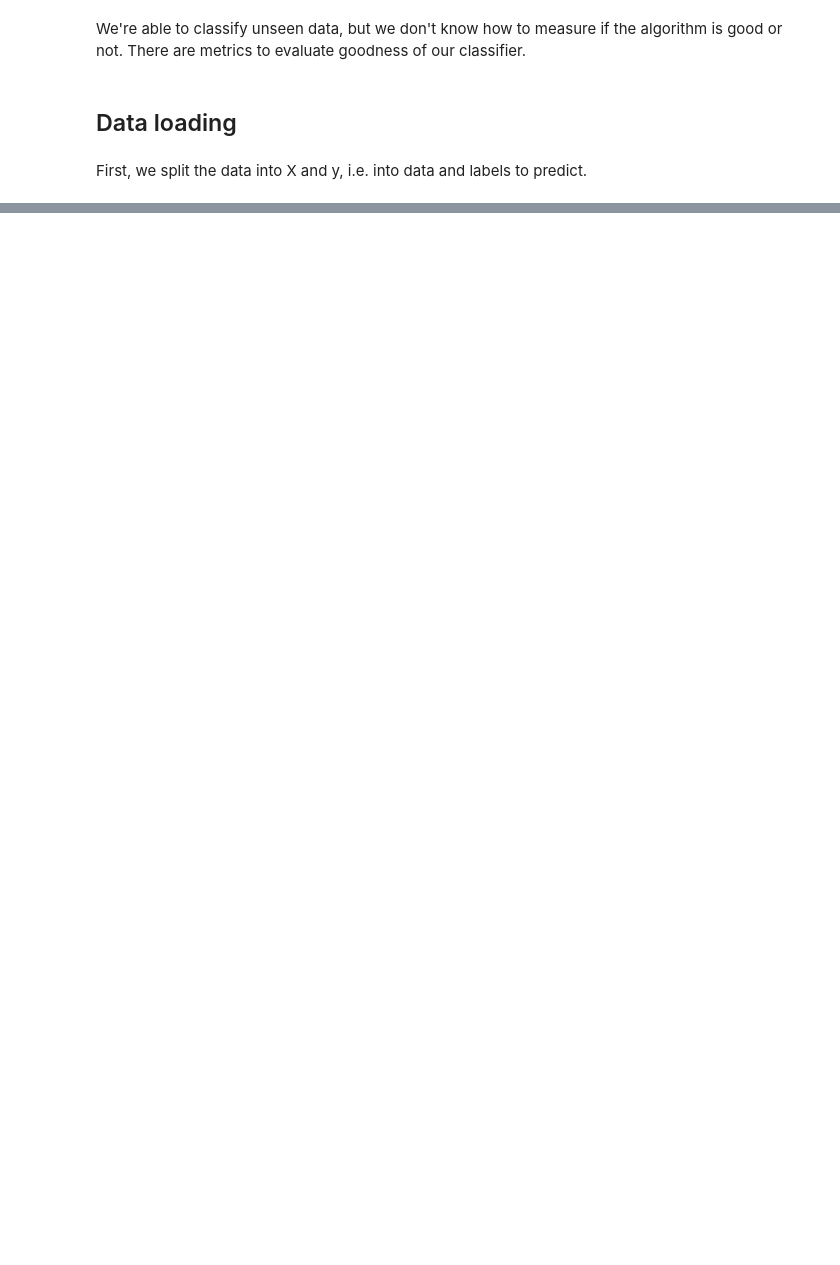
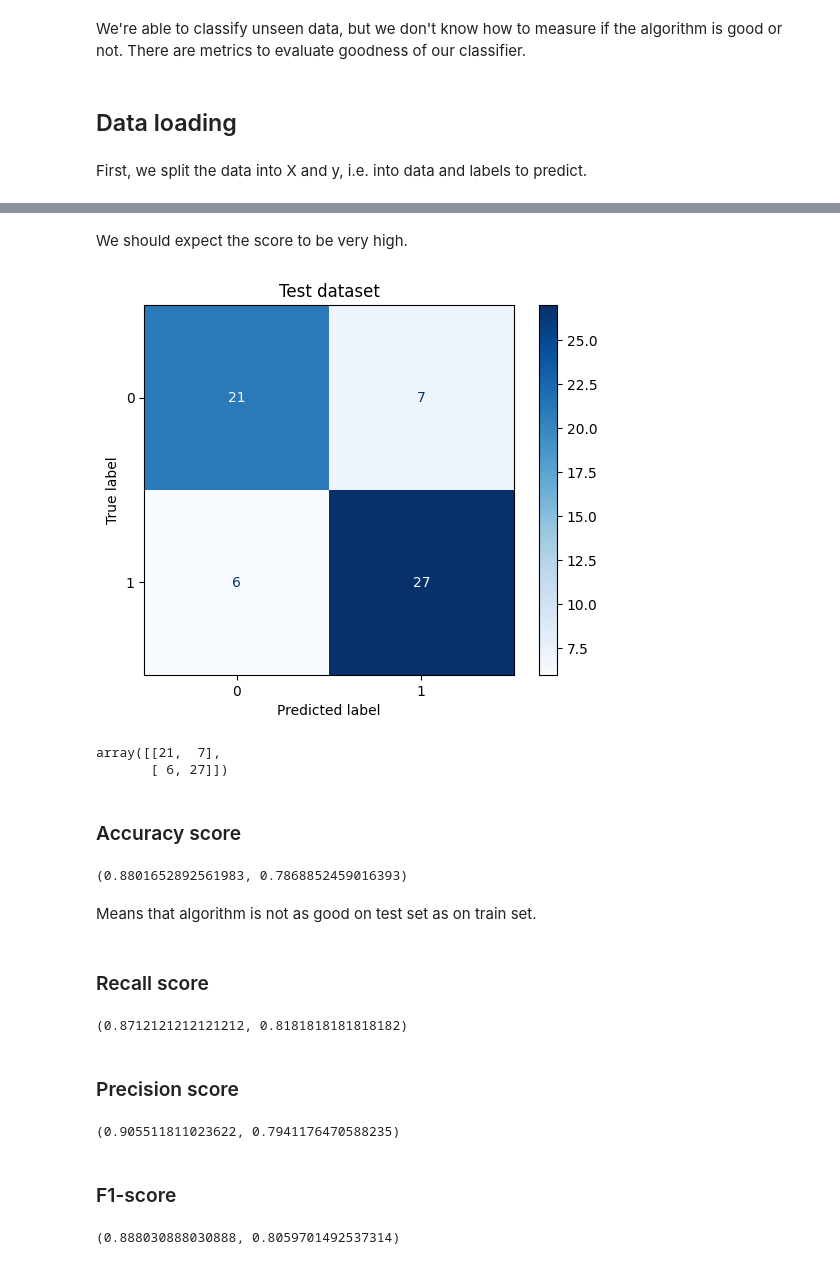
Before and after one commit to SandytheTraveller/Machine-Learning-Course, a Jupyter notebook: lecture_4_performance_for_classification.ipynb, the cells around one changed output, grey strips where cells are left out. Saved outputs shown, nothing was run; the diff lists cells and outputs as text; code cells hidden in the pictures; blank space fills up the shorter version.

```diff
--- a/lecture_4_performance_for_classification.ipynb
+++ b/lecture_4_performance_for_classification.ipynb
@@ -43,0 +90,39 @@ X = heart_ct.fit_transform(heart)
+# %% [markdown]
+We should expect the score to be very high.
+# %%
+conf_matrix = confusion_matrix(y_test, y_test_predicted)
+ConfusionMatrixDisplay.from_predictions(y_test, y_test_predicted, cmap=plt.cm.Blues)
+plt.title('Test dataset')
+plt.show()
+
+conf_matrix
+# %% [output]
+[figure, added]
+array([[21,  7],
+       [ 6, 27]])
+# %% [markdown]
+### Accuracy score
+# %%
+accuracy_score(y_train, y_train_predicted), accuracy_score(y_test, y_test_predicted)
+# %% [output]
+(0.8801652892561983, 0.7868852459016393)
+# %% [markdown]
+Means that algorithm is not as good on test set as on train set.
+# %% [markdown]
+### Recall score
+# %%
+recall_score(y_train, y_train_predicted), recall_score(y_test, y_test_predicted)
+# %% [output]
+(0.8712121212121212, 0.8181818181818182)
+# %% [markdown]
+### Precision score
+# %%
+precision_score(y_train, y_train_predicted), precision_score(y_test, y_test_predicted)
+# %% [output]
+(0.905511811023622, 0.7941176470588235)
+# %% [markdown]
+### F1-score
+# %%
+f1_score(y_train, y_train_predicted), f1_score(y_test, y_test_predicted)
+# %% [output]
+(0.888030888030888, 0.8059701492537314)
```
Also changed, not shown: parts of 12 cells of this notebook.
